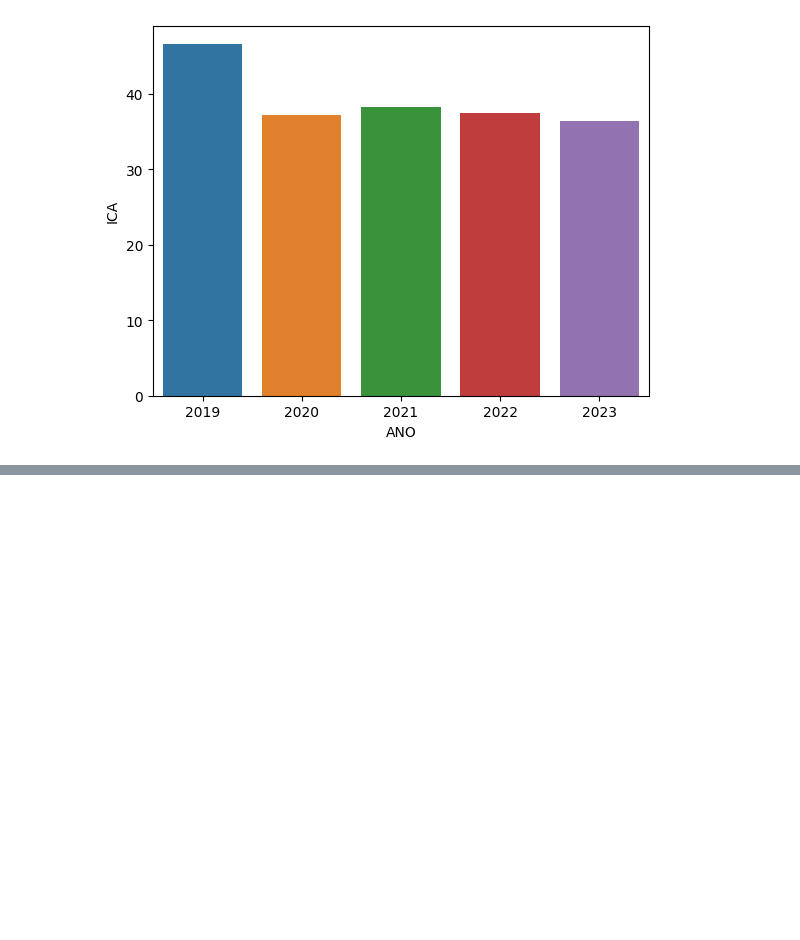
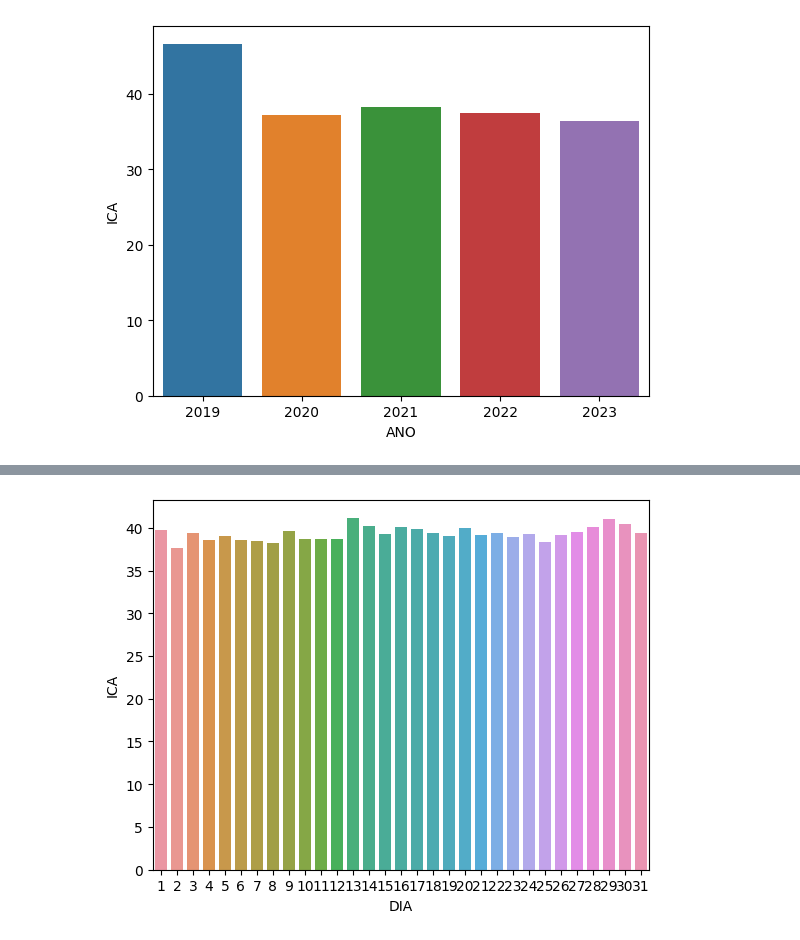
Before and after one commit to EmmaMontalban/grupo1_analisis, a Jupyter notebook: notebooks/5.Analisis_bivariante.ipynb, the cells around one changed output, grey strips where cells are left out. Cells and saved outputs as stored; diff of their text form; code cells hidden in the pictures; blank space fills up the shorter version.

```diff
--- a/notebooks/5.Analisis_bivariante.ipynb
+++ b/notebooks/5.Analisis_bivariante.ipynb
@@ -39,0 +63,5 @@ ax = sns.barplot(data=df_ica_ano, x='ANO', y='ICA')
+# %%
+df_ica_ano = df1.groupby('DIA')['ICA'].mean().reset_index()
+ax = sns.barplot(data=df_ica_ano, x='DIA', y='ICA')
+# %% [output]
+[figure, added]
```
Also changed, not shown: parts of 9 cells of this notebook.
